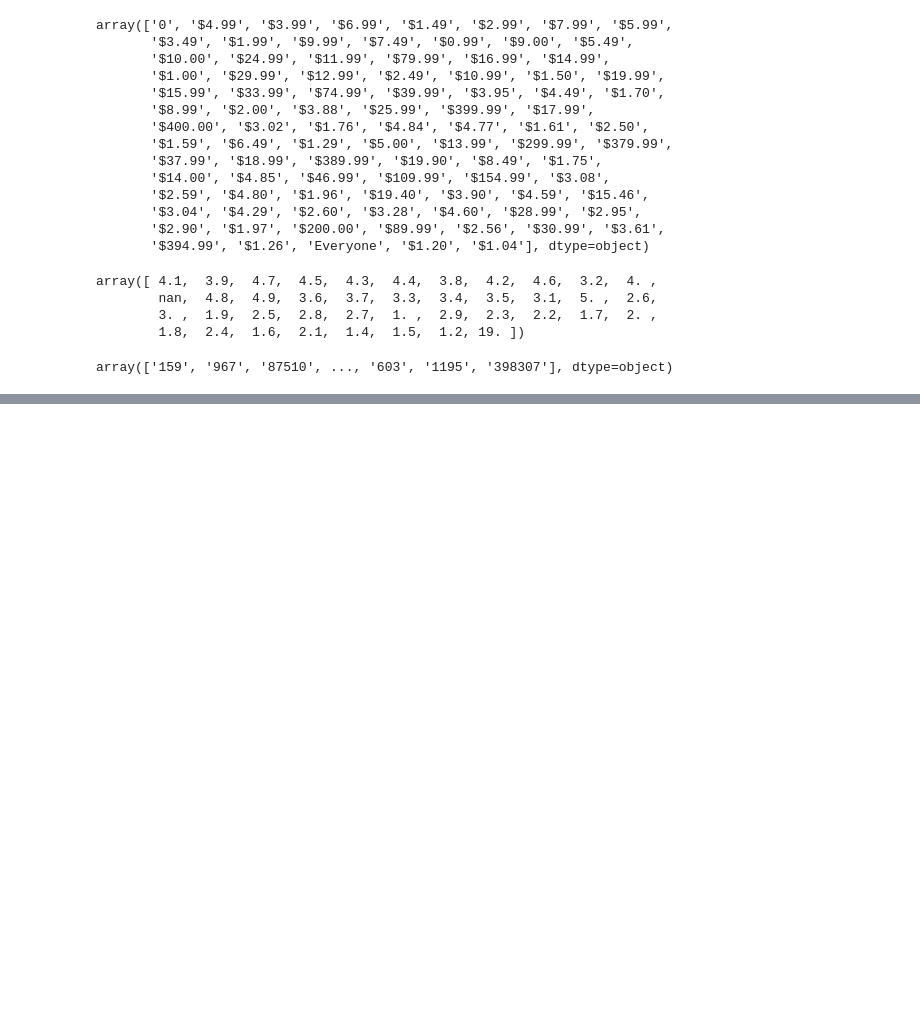
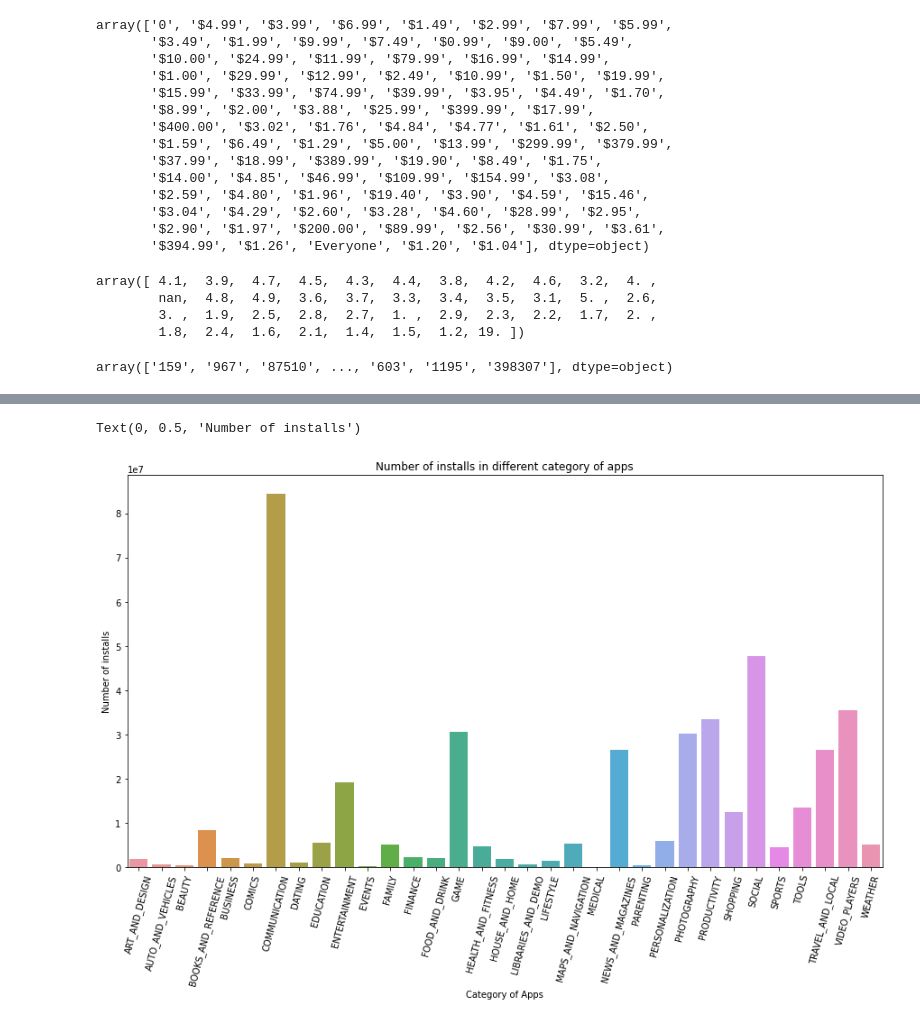
Before and after one commit to saumyadash9/Play-Store-App-Review-Analysis-Capstone-Project, a Jupyter notebook: Saumya_Dash_of_Play_Store_App_Review_Analysis_Capstone_Project.ipynb, the cells around one changed output, grey strips where cells are left out. Saved outputs shown, nothing was run; the diff lists cells and outputs as text; code cells hidden in the pictures; blank space fills up the shorter version.

```diff
--- a/Saumya_Dash_of_Play_Store_App_Review_Analysis_Capstone_Project.ipynb
+++ b/Saumya_Dash_of_Play_Store_App_Review_Analysis_Capstone_Project.ipynb
@@ -331,0 +491,5 @@ array(['Free', 'Paid', nan], dtype=object)
+# %%
+#creating customised dataframes to visualize data
+df_category_installs= df.groupby('Category')["Installs"].mean().reset_index()
+df_category_installs.rename(columns = {'Category': 'app_category'}, inplace = True)
+df_category_installs
@@ -331,0 +525,11 @@ array(['Free', 'Paid', nan], dtype=object)
+# %%
+#plotting figure to show the number of installs in each category
+plt.figure(figsize=(15, 8))
+sns.barplot(data=df_category_installs , x='app_category', y='Installs')
+plt.xticks(rotation=75)
+plt.title('Number of installs in different category of apps')
+plt.xlabel('Category of Apps')
+plt.ylabel('Number of installs')
+# %% [output]
+Text(0, 0.5, 'Number of installs')
+[figure, added]
```
Also changed, not shown: parts of 61 cells of this notebook.
